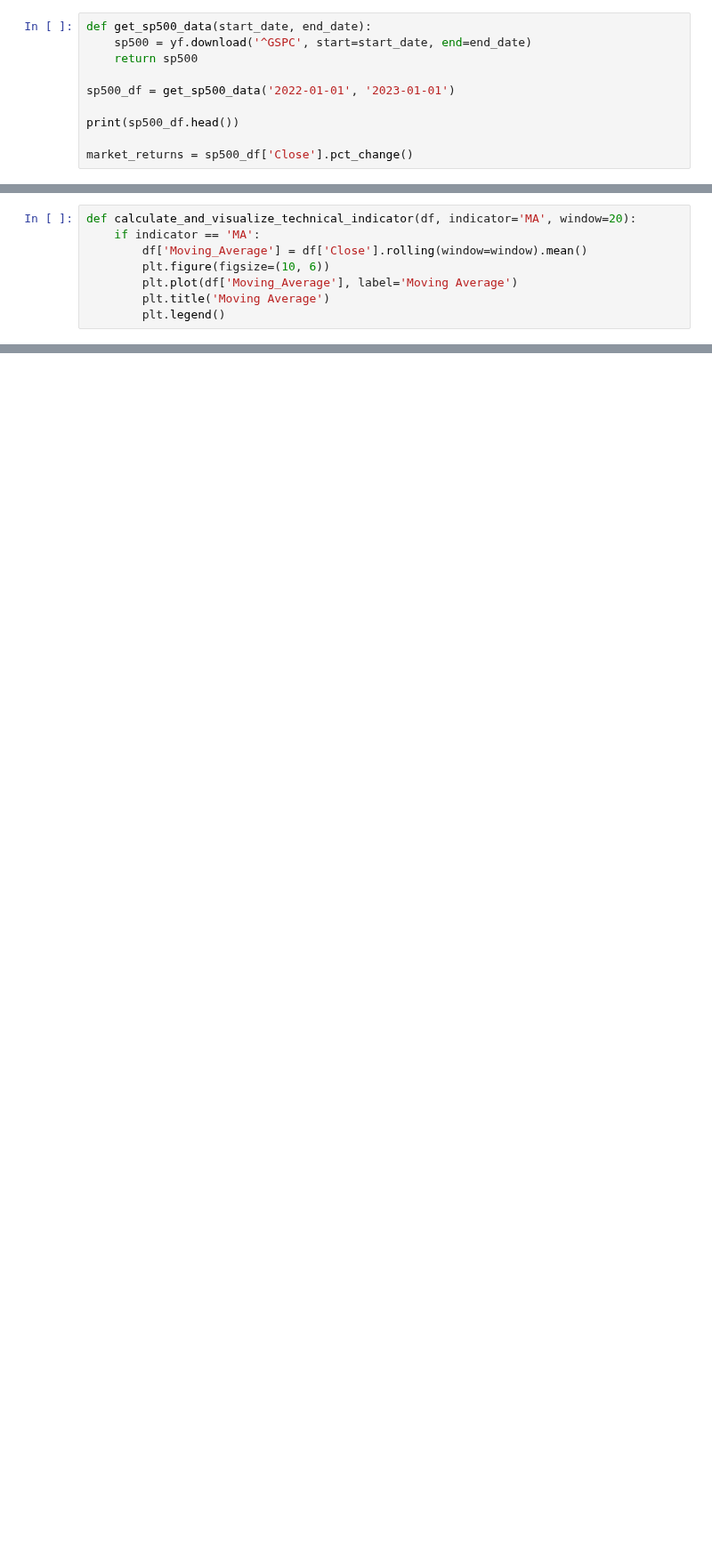
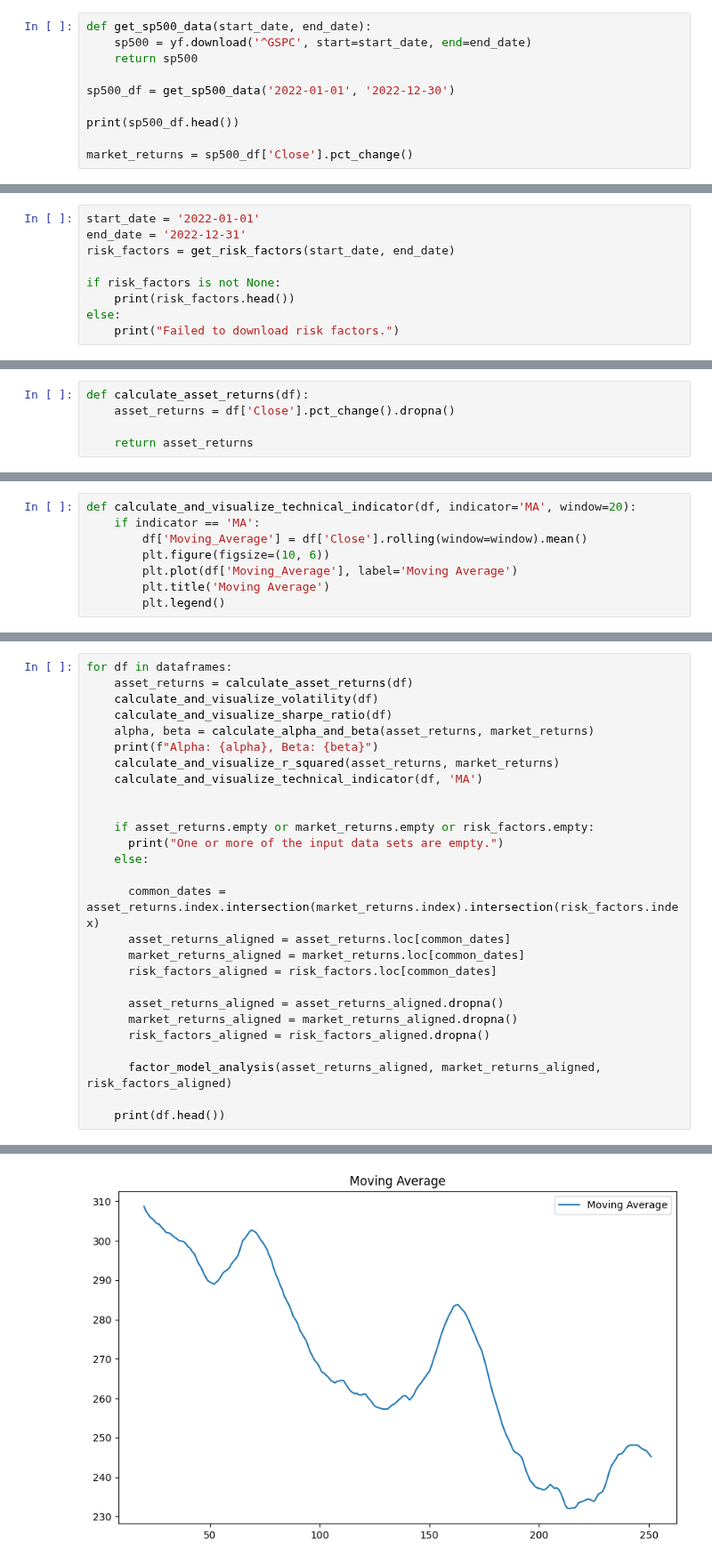
Before and after one commit to KunAn89/Modeling, a Jupyter notebook: Feature_Engineering_Doing.ipynb, the cells around one changed output, grey strips where cells are left out. Shown at 89% size. Cells and saved outputs as stored; diff of their text form; blank space fills up the shorter version.

```diff
--- a/Feature_Engineering_Doing.ipynb
+++ b/Feature_Engineering_Doing.ipynb
@@ -241,7 +242,7 @@ def get_sp500_data(start_date, end_date):
     sp500 = yf.download('^GSPC', start=start_date, end=end_date)
     return sp500
 
-sp500_df = get_sp500_data('2022-01-01', '2023-01-01')
+sp500_df = get_sp500_data('2022-01-01', '2022-12-30')
 
 print(sp500_df.head())
 
@@ -267,0 +285,9 @@ ADV
+# %%
+start_date = '2022-01-01'
+end_date = '2022-12-31'
+risk_factors = get_risk_factors(start_date, end_date)
+
+if risk_factors is not None:
+    print(risk_factors.head())
+else:
+    print("Failed to download risk factors.")
@@ -268,3 +302,8 @@ ADV
+# %%
+def calculate_asset_returns(df):
+    asset_returns = df['Close'].pct_change().dropna()
+
+    return asset_returns
 # %%
 def calculate_and_visualize_volatility(df, window=20):
     returns = df['Close'].pct_change().dropna()
@@ -375,0 +401,28 @@ Sharpe Ratio: -0.4920564930469598
+# %%
+for df in dataframes:
+    asset_returns = calculate_asset_returns(df)
+    calculate_and_visualize_volatility(df)
+    calculate_and_visualize_sharpe_ratio(df)
+    alpha, beta = calculate_alpha_and_beta(asset_returns, market_returns)
+    print(f"Alpha: {alpha}, Beta: {beta}")
+    calculate_and_visualize_r_squared(asset_returns, market_returns)
+    calculate_and_visualize_technical_indicator(df, 'MA')
+
+
+    if asset_returns.empty or market_returns.empty or risk_factors.empty:
+      print("One or more of the input data sets are empty.")
+    else:
+
+      common_dates = asset_returns.index.intersection(market_returns.index).intersection(risk_factors.index)
+      asset_returns_aligned = asset_returns.loc[common_dates]
+      market_returns_aligned = market_returns.loc[common_dates]
+      risk_factors_aligned = risk_factors.loc[common_dates]
+
+      asset_returns_aligned = asset_returns_aligned.dropna()
+      market_returns_aligned = market_returns_aligned.dropna()
+      risk_factors_aligned = risk_factors_aligned.dropna()
+
+      factor_model_analysis(asset_returns_aligned, market_returns_aligned, risk_factors_aligned)
+
+    print(df.head())
+# %% [output]
@@ -375,0 +448 @@ Sharpe Ratio: -0.4920564930469598
+[figure, added]
```
Also changed, not shown: parts of 7 cells of this notebook.
